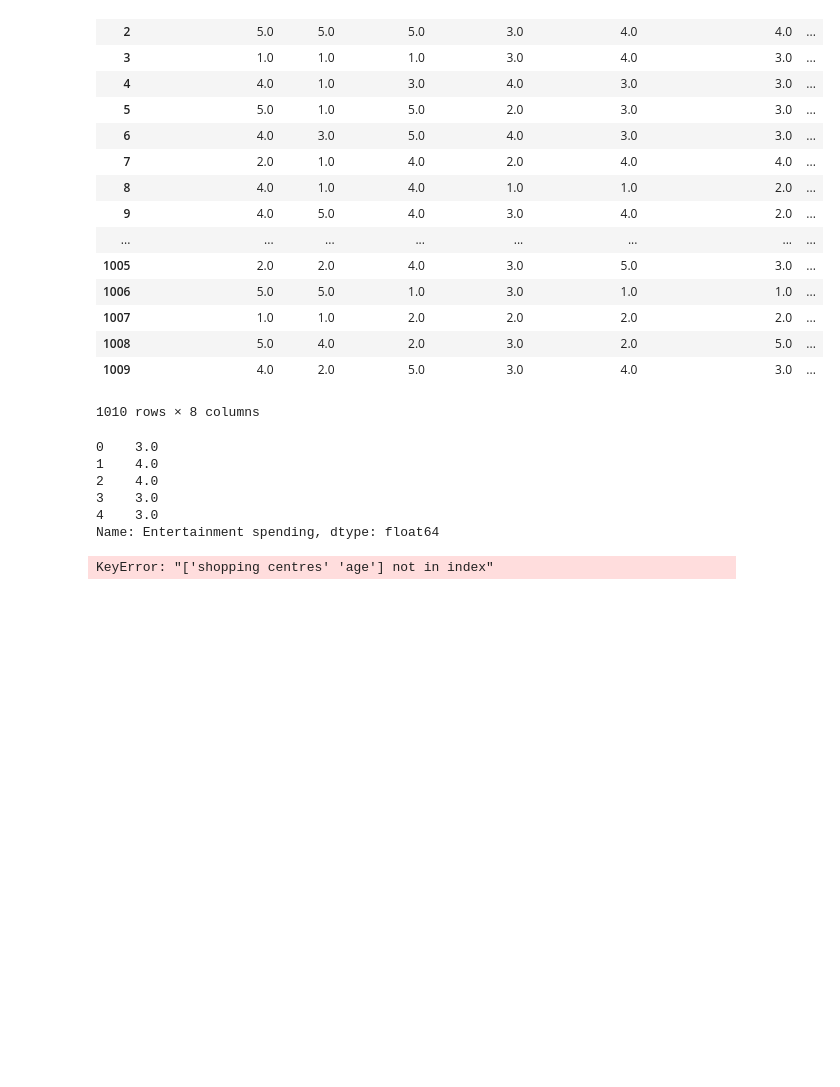
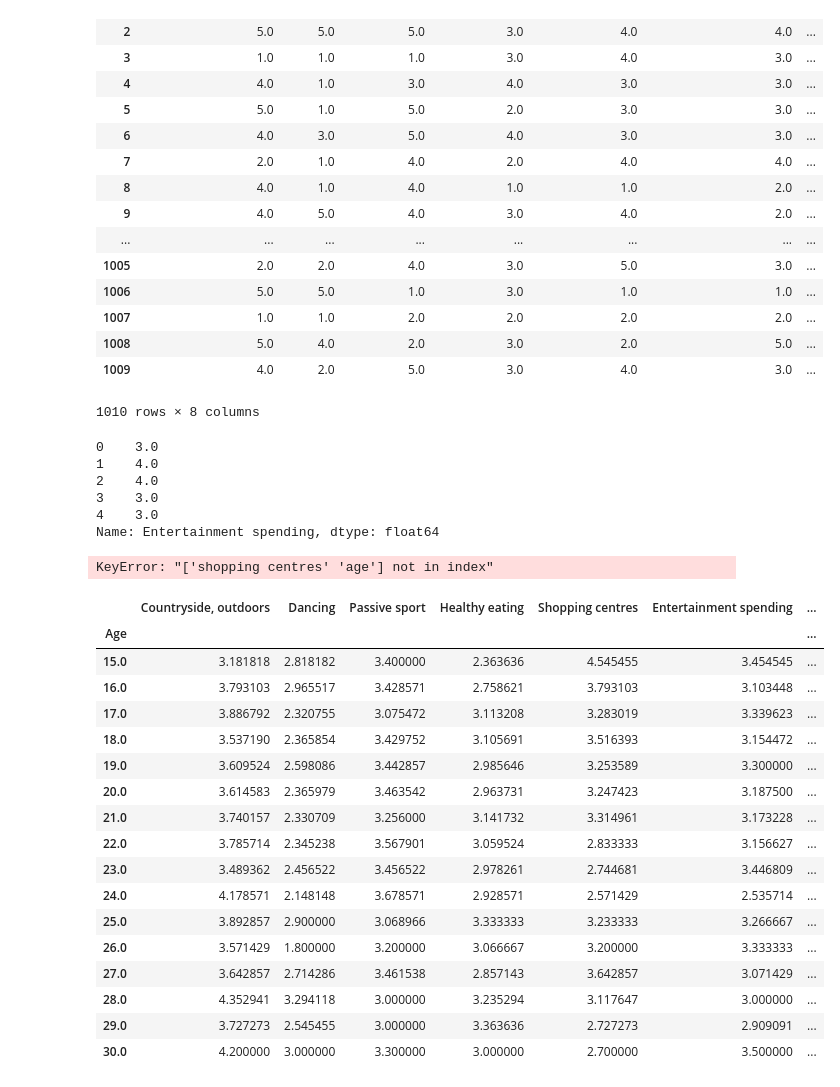
Before and after one commit to raymchan/Data_Destroyers, a Jupyter notebook: Rbranch/Free_time.ipynb, the cells around one changed output. Drawn from its saved outputs; the diff is of its cells as text; code cells hidden in the pictures; blank space fills up the shorter version.

```diff
--- a/Rbranch/Free_time.ipynb
+++ b/Rbranch/Free_time.ipynb
@@ -89,3 +89,26 @@ Name: Entertainment spending, dtype: float64
 responses_df[["Entertainment spending", "Spending on healthy eating", "shopping centres", "age", "Countryside, outdoors"]].head()
 # %% [output]
 KeyError: "['shopping centres' 'age'] not in index"
+# %%
+grouped_df = freetime_df.groupby(["Age"])
+main_df=grouped_df.mean()
+main_df
+# %% [output]
+|  | Countryside, outdoors | Dancing | Passive sport | Healthy eating | Shopping centres | Entertainment spending | ... |
+| Age |  |  |  |  |  |  | ... |
+| 15.0 | 3.181818 | 2.818182 | 3.400000 | 2.363636 | 4.545455 | 3.454545 | ... |
+| 16.0 | 3.793103 | 2.965517 | 3.428571 | 2.758621 | 3.793103 | 3.103448 | ... |
+| 17.0 | 3.886792 | 2.320755 | 3.075472 | 3.113208 | 3.283019 | 3.339623 | ... |
+| 18.0 | 3.537190 | 2.365854 | 3.429752 | 3.105691 | 3.516393 | 3.154472 | ... |
+| 19.0 | 3.609524 | 2.598086 | 3.442857 | 2.985646 | 3.253589 | 3.300000 | ... |
+| 20.0 | 3.614583 | 2.365979 | 3.463542 | 2.963731 | 3.247423 | 3.187500 | ... |
+| 21.0 | 3.740157 | 2.330709 | 3.256000 | 3.141732 | 3.314961 | 3.173228 | ... |
+| 22.0 | 3.785714 | 2.345238 | 3.567901 | 3.059524 | 2.833333 | 3.156627 | ... |
+| 23.0 | 3.489362 | 2.456522 | 3.456522 | 2.978261 | 2.744681 | 3.446809 | ... |
+| 24.0 | 4.178571 | 2.148148 | 3.678571 | 2.928571 | 2.571429 | 2.535714 | ... |
+| 25.0 | 3.892857 | 2.900000 | 3.068966 | 3.333333 | 3.233333 | 3.266667 | ... |
+| 26.0 | 3.571429 | 1.800000 | 3.200000 | 3.066667 | 3.200000 | 3.333333 | ... |
+| 27.0 | 3.642857 | 2.714286 | 3.461538 | 2.857143 | 3.642857 | 3.071429 | ... |
+| 28.0 | 4.352941 | 3.294118 | 3.000000 | 3.235294 | 3.117647 | 3.000000 | ... |
+| 29.0 | 3.727273 | 2.545455 | 3.000000 | 3.363636 | 2.727273 | 2.909091 | ... |
+| 30.0 | 4.200000 | 3.000000 | 3.300000 | 3.000000 | 2.700000 | 3.500000 | ... |
```
Also changed, not shown: parts of 2 cells of this notebook.
